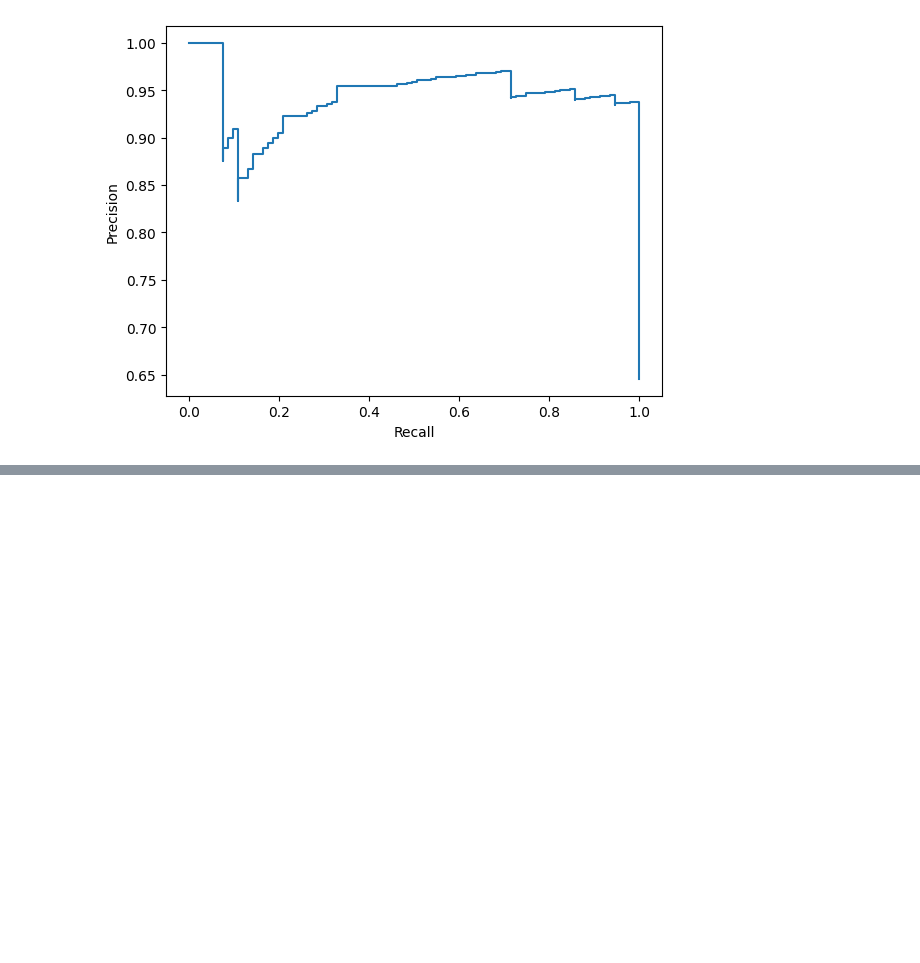
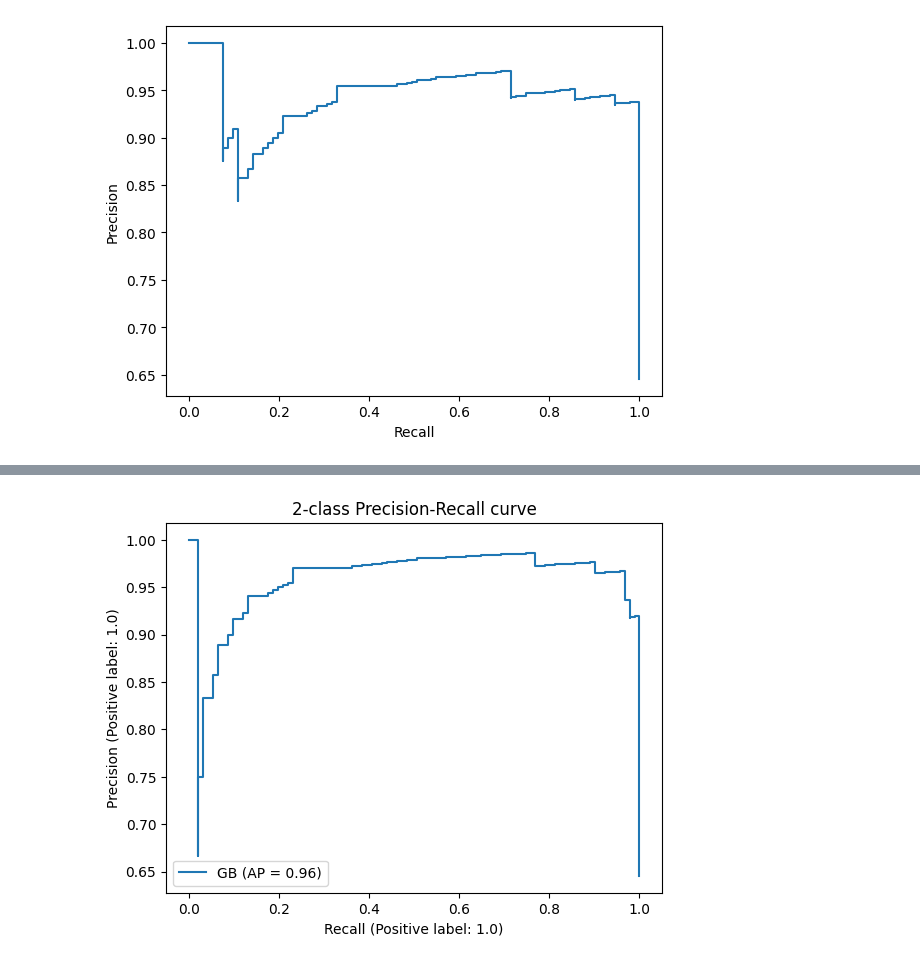
Before and after one commit to MahendraSai024/GLOF, a Jupyter notebook: RandomForestEnsembleMethods.ipynb, the cells around one changed output, grey strips where cells are left out. Cells and saved outputs as stored; diff of their text form; code cells hidden in the pictures; blank space fills up the shorter version.

```diff
--- a/RandomForestEnsembleMethods.ipynb
+++ b/RandomForestEnsembleMethods.ipynb
@@ -829,0 +916,10 @@ display = PrecisionRecallDisplay(precision=precision, recall=recall).plot()
+# %%
+#AP = Average precision
+from sklearn.metrics import PrecisionRecallDisplay
+
+display = PrecisionRecallDisplay.from_estimator(
+    gb_classifier, X_test, y_test, name="GB"
+)
+_ = display.ax_.set_title("2-class Precision-Recall curve")
+# %% [output]
+[figure, added]
```
Also changed, not shown: parts of 4 cells of this notebook, 5 other files.
